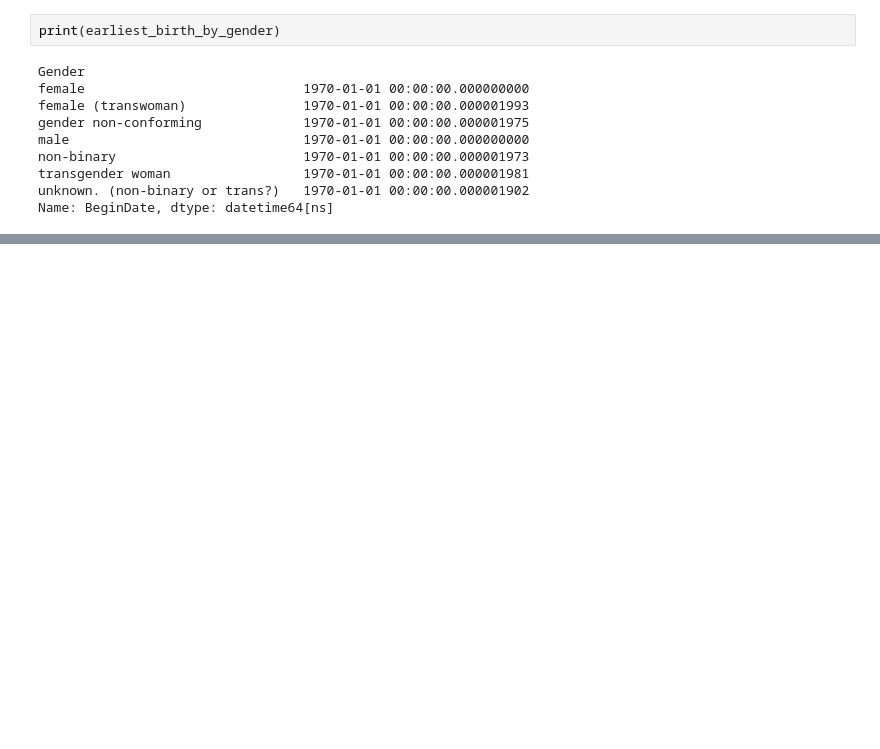
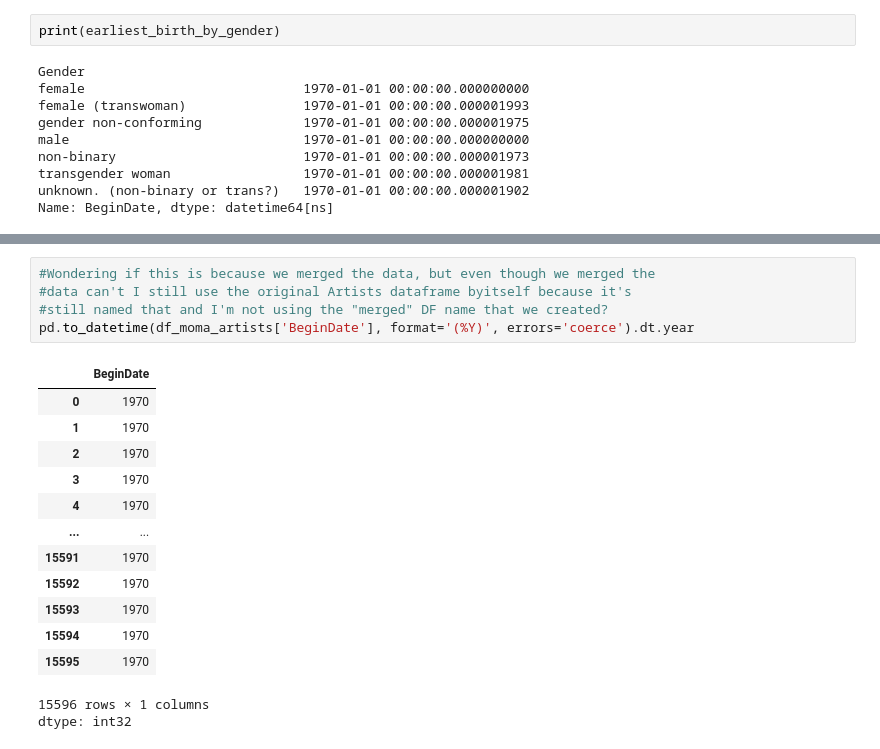
Before and after one commit to jcomita/ML-Assignment-1, a Jupyter notebook: Comita_MOMA_DataVis.ipynb, the cells around one changed output, grey strips where cells are left out. Saved outputs shown, nothing was run; the diff lists cells and outputs as text; blank space fills up the shorter version.

```diff
--- a/Comita_MOMA_DataVis.ipynb
+++ b/Comita_MOMA_DataVis.ipynb
@@ -499,0 +515,20 @@ Name: BeginDate, dtype: datetime64[ns]
+# %%
+#Wondering if this is because we merged the data, but even though we merged the
+#data can't I still use the original Artists dataframe byitself because it's
+#still named that and I'm not using the "merged" DF name that we created?
+pd.to_datetime(df_moma_artists['BeginDate'], format='(%Y)', errors='coerce').dt.year
+# %% [output]
+|  | BeginDate |
+| 0 | 1970 |
+| 1 | 1970 |
+| 2 | 1970 |
+| 3 | 1970 |
+| 4 | 1970 |
+| ... | ... |
+| 15591 | 1970 |
+| 15592 | 1970 |
+| 15593 | 1970 |
+| 15594 | 1970 |
+| 15595 | 1970 |
+15596 rows × 1 columns
+dtype: int32
```
Also changed, not shown: parts of 8 cells of this notebook.
